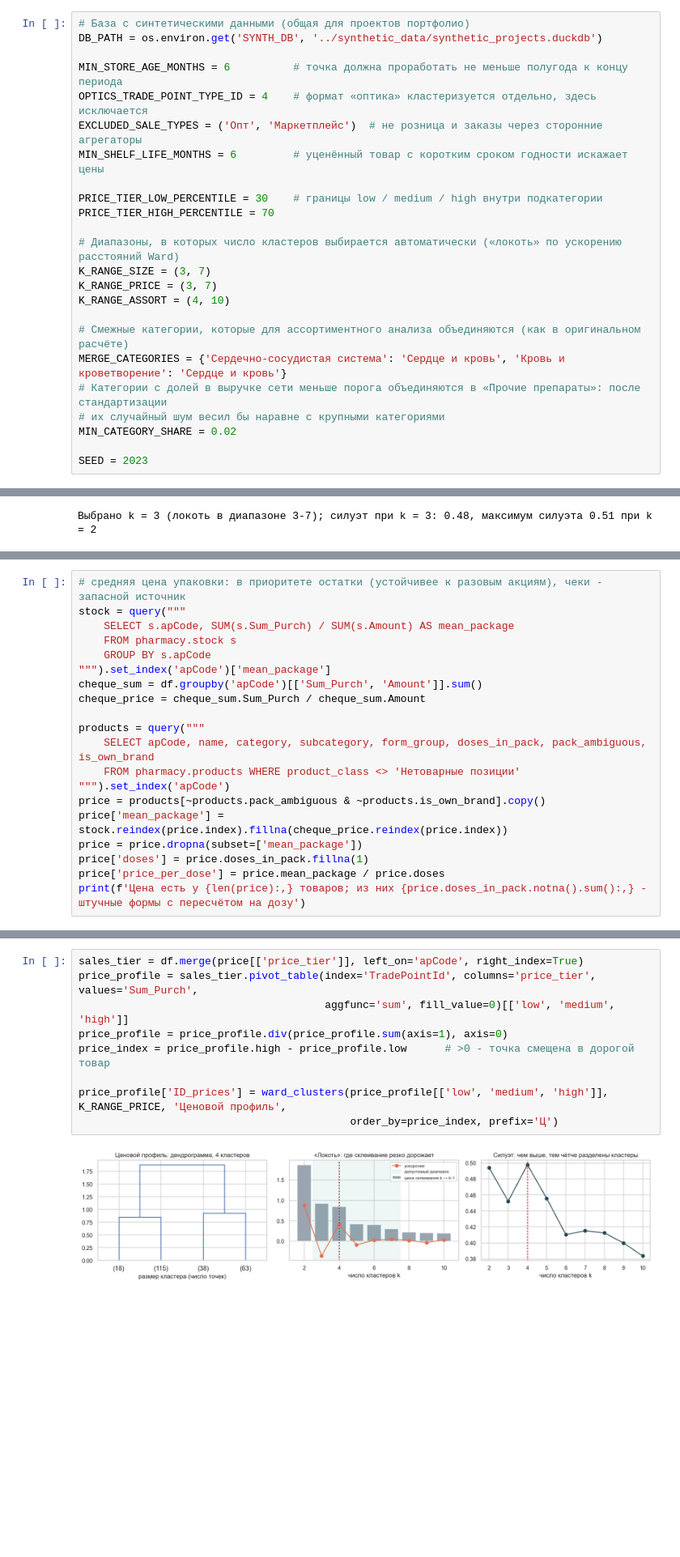
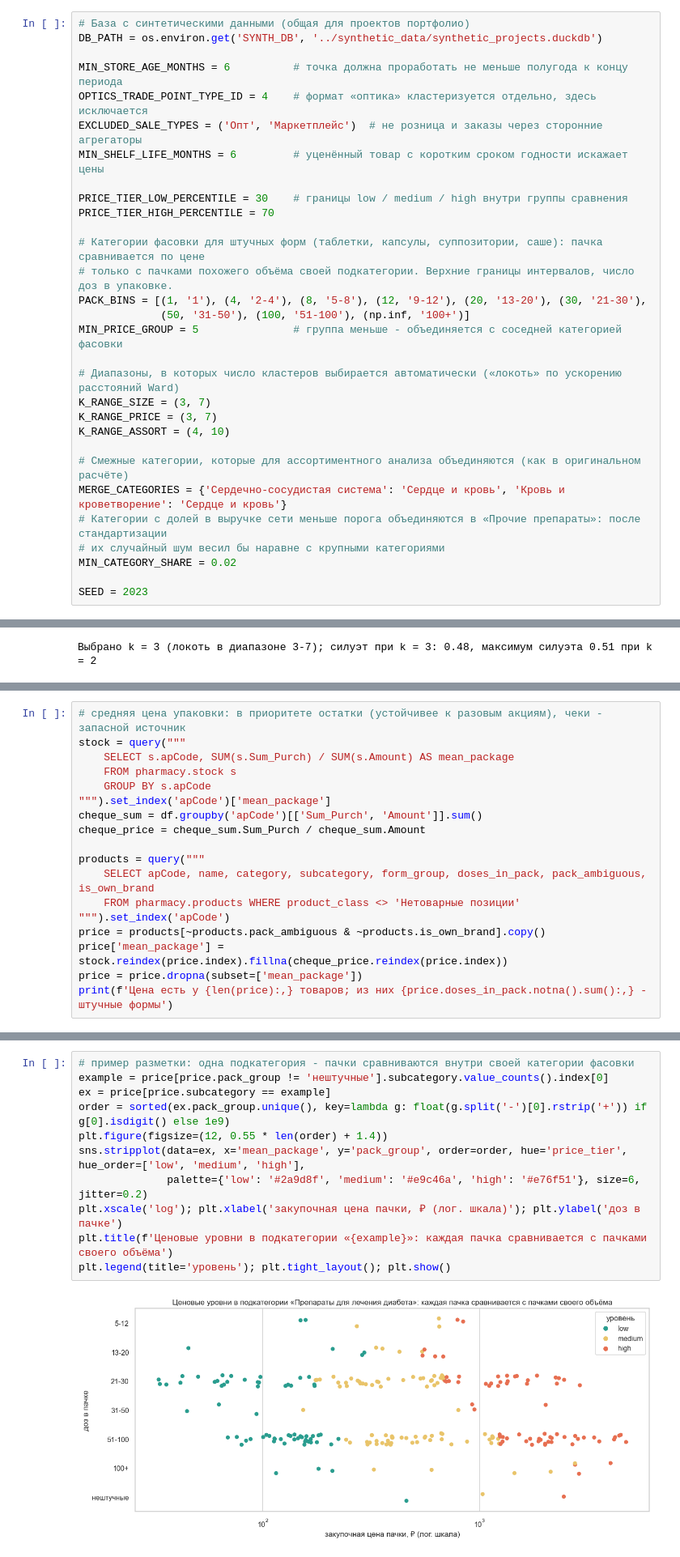
Before and after one commit to Viktor-VK/portfolio, a Jupyter notebook: Кластеризация точек продаж/01_кластеризация_точек.ipynb, the cells around one changed output, grey strips where cells are left out. Shown at 81% size. Cells and saved outputs as stored; diff of their text form; blank space fills up the shorter version.

Commit message:
Ценовые уровни: цена пачки среди пачек похожего объёма (категории фасовки, объединение малых групп) вместо цены за дозу
Co-Authored-By: Claude Opus 5.5 <noreply@anthropic.com>

```diff
--- a/Кластеризация точек продаж/01_кластеризация_точек.ipynb
+++ b/Кластеризация точек продаж/01_кластеризация_точек.ipynb
@@ -48,8 +48,14 @@ OPTICS_TRADE_POINT_TYPE_ID = 4    # формат «оптика» кластер
 EXCLUDED_SALE_TYPES = ('Опт', 'Маркетплейс')  # не розница и заказы через сторонние агрегаторы
 MIN_SHELF_LIFE_MONTHS = 6         # уценённый товар с коротким сроком годности искажает цены
 
-PRICE_TIER_LOW_PERCENTILE = 30    # границы low / medium / high внутри подкатегории
+PRICE_TIER_LOW_PERCENTILE = 30    # границы low / medium / high внутри группы сравнения
 PRICE_TIER_HIGH_PERCENTILE = 70
+
+# Категории фасовки для штучных форм (таблетки, капсулы, суппозитории, саше): пачка сравнивается по цене
+# только с пачками похожего объёма своей подкатегории. Верхние границы интервалов, число доз в упаковке.
+PACK_BINS = [(1, '1'), (4, '2-4'), (8, '5-8'), (12, '9-12'), (20, '13-20'), (30, '21-30'),
+             (50, '31-50'), (100, '51-100'), (np.inf, '100+')]
+MIN_PRICE_GROUP = 5               # группа меньше - объединяется с соседней категорией фасовки
 
 # Диапазоны, в которых число кластеров выбирается автоматически («локоть» по ускорению расстояний Ward)
 K_RANGE_SIZE = (3, 7)
@@ -295,7 +306,5 @@ products = query("""
 price = products[~products.pack_ambiguous & ~products.is_own_brand].copy()
 price['mean_package'] = stock.reindex(price.index).fillna(cheque_price.reindex(price.index))
 price = price.dropna(subset=['mean_package'])
-price['doses'] = price.doses_in_pack.fillna(1)
-price['price_per_dose'] = price.mean_package / price.doses
-print(f'Цена есть у {len(price):,} товаров; из них {price.doses_in_pack.notna().sum():,} - штучные формы с пересчётом на дозу')
+print(f'Цена есть у {len(price):,} товаров; из них {price.doses_in_pack.notna().sum():,} - штучные формы')
 # %% [output]
@@ -346,11 +383,13 @@ plt.tight_layout(); plt.show()
 # %%
-sales_tier = df.merge(price[['price_tier']], left_on='apCode', right_index=True)
-price_profile = sales_tier.pivot_table(index='TradePointId', columns='price_tier', values='Sum_Purch',
-                                       aggfunc='sum', fill_value=0)[['low', 'medium', 'high']]
-price_profile = price_profile.div(price_profile.sum(axis=1), axis=0)
-price_index = price_profile.high - price_profile.low      # >0 - точка смещена в дорогой товар
-
-price_profile['ID_prices'] = ward_clusters(price_profile[['low', 'medium', 'high']], K_RANGE_PRICE, 'Ценовой профиль',
-                                           order_by=price_index, prefix='Ц')
+# пример разметки: одна подкатегория - пачки сравниваются внутри своей категории фасовки
+example = price[price.pack_group != 'нештучные'].subcategory.value_counts().index[0]
+ex = price[price.subcategory == example]
+order = sorted(ex.pack_group.unique(), key=lambda g: float(g.split('-')[0].rstrip('+')) if g[0].isdigit() else 1e9)
+plt.figure(figsize=(12, 0.55 * len(order) + 1.4))
+sns.stripplot(data=ex, x='mean_package', y='pack_group', order=order, hue='price_tier', hue_order=['low', 'medium', 'high'],
+              palette={'low': '#2a9d8f', 'medium': '#e9c46a', 'high': '#e76f51'}, size=6, jitter=0.2)
+plt.xscale('log'); plt.xlabel('закупочная цена пачки, ₽ (лог. шкала)'); plt.ylabel('доз в пачке')
+plt.title(f'Ценовые уровни в подкатегории «{example}»: каждая пачка сравнивается с пачками своего объёма')
+plt.legend(title='уровень'); plt.tight_layout(); plt.show()
 # %% [output]
-[figure, old version]
+[figure, new version]
```
Also changed, not shown: parts of 37 cells of this notebook, 2 other files.
